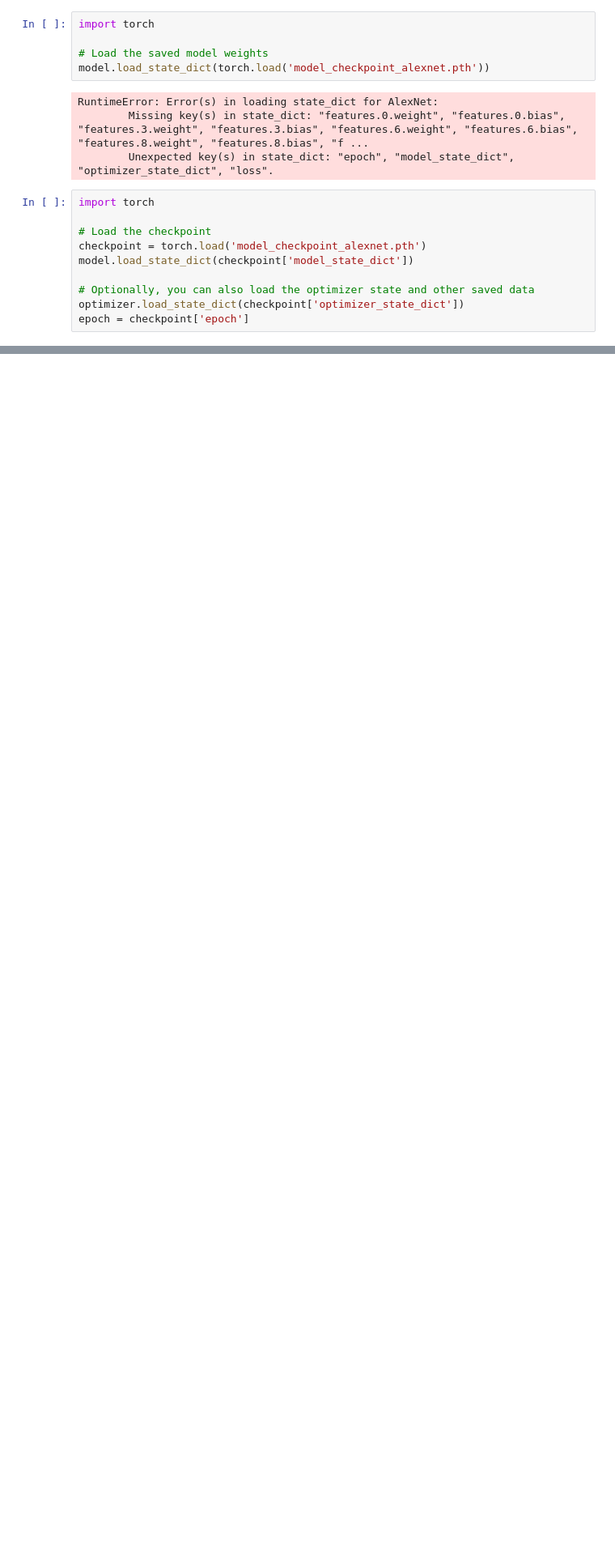
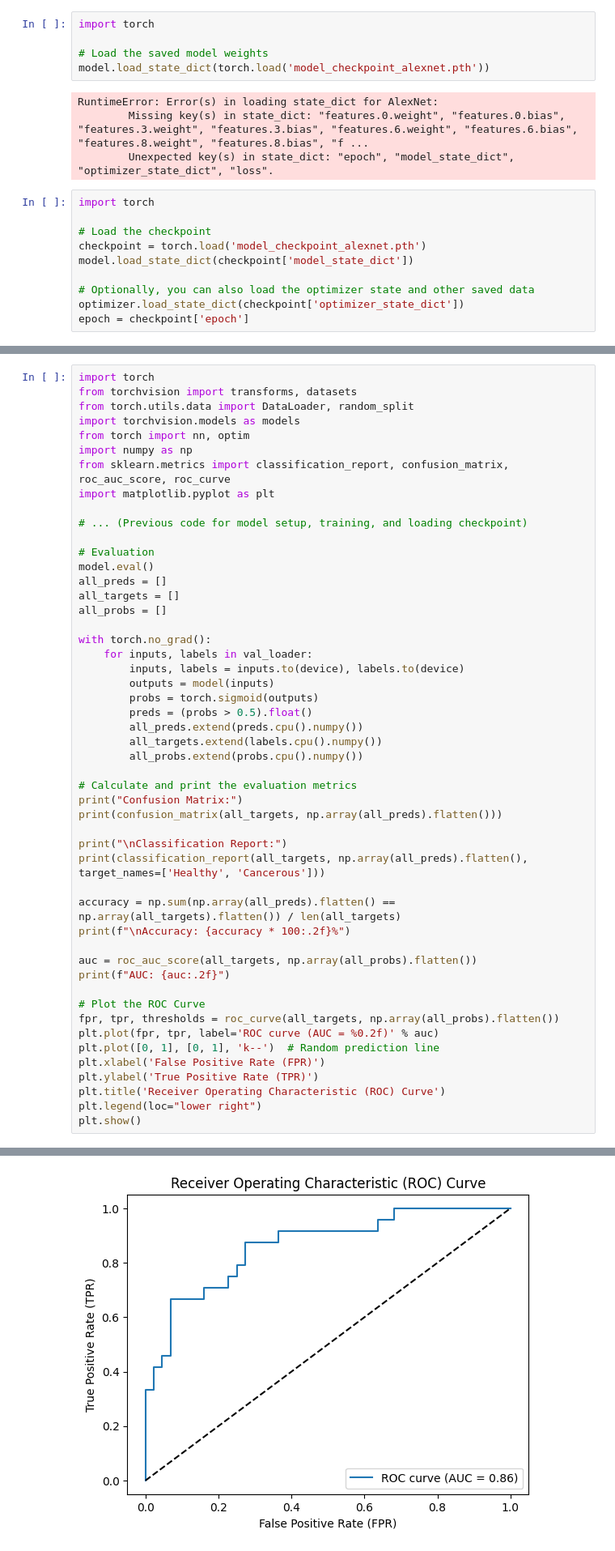
Before and after one commit to ahatasham5/Breast_Cancer_Prognosis, a Jupyter notebook: test_alexnet.ipynb, the cells around one changed output, grey strips where cells are left out. Shown at 81% size. Drawn from its saved outputs; the diff is of its cells as text; blank space fills up the shorter version.

```diff
--- a/test_alexnet.ipynb
+++ b/test_alexnet.ipynb
@@ -269,0 +270,51 @@ Accuracy: 75.00%
+# %%
+import torch
+from torchvision import transforms, datasets
+from torch.utils.data import DataLoader, random_split
+import torchvision.models as models
+from torch import nn, optim
+import numpy as np
+from sklearn.metrics import classification_report, confusion_matrix, roc_auc_score, roc_curve
+import matplotlib.pyplot as plt
+
+# ... (Previous code for model setup, training, and loading checkpoint)
+
+# Evaluation
+model.eval()
+all_preds = []
+all_targets = []
+all_probs = []
+
+with torch.no_grad():
+    for inputs, labels in val_loader:
+        inputs, labels = inputs.to(device), labels.to(device)
+        outputs = model(inputs)
+        probs = torch.sigmoid(outputs)
+        preds = (probs > 0.5).float()
+        all_preds.extend(preds.cpu().numpy())
+        all_targets.extend(labels.cpu().numpy())
+        all_probs.extend(probs.cpu().numpy())
+
+# Calculate and print the evaluation metrics
+print("Confusion Matrix:")
+print(confusion_matrix(all_targets, np.array(all_preds).flatten()))
+
+print("\nClassification Report:")
+print(classification_report(all_targets, np.array(all_preds).flatten(), target_names=['Healthy', 'Cancerous']))
+
+accuracy = np.sum(np.array(all_preds).flatten() == np.array(all_targets).flatten()) / len(all_targets)
+print(f"\nAccuracy: {accuracy * 100:.2f}%")
+
+auc = roc_auc_score(all_targets, np.array(all_probs).flatten())
+print(f"AUC: {auc:.2f}")
+
+# Plot the ROC Curve
+fpr, tpr, thresholds = roc_curve(all_targets, np.array(all_probs).flatten())
+plt.plot(fpr, tpr, label='ROC curve (AUC = %0.2f)' % auc)
+plt.plot([0, 1], [0, 1], 'k--')  # Random prediction line
+plt.xlabel('False Positive Rate (FPR)')
+plt.ylabel('True Positive Rate (TPR)')
+plt.title('Receiver Operating Characteristic (ROC) Curve')
+plt.legend(loc="lower right")
+plt.show()
+# %% [output]
@@ -269,0 +338 @@ Accuracy: 75.00%
+[figure, added]
```
Also changed, not shown: parts of 10 cells of this notebook.
